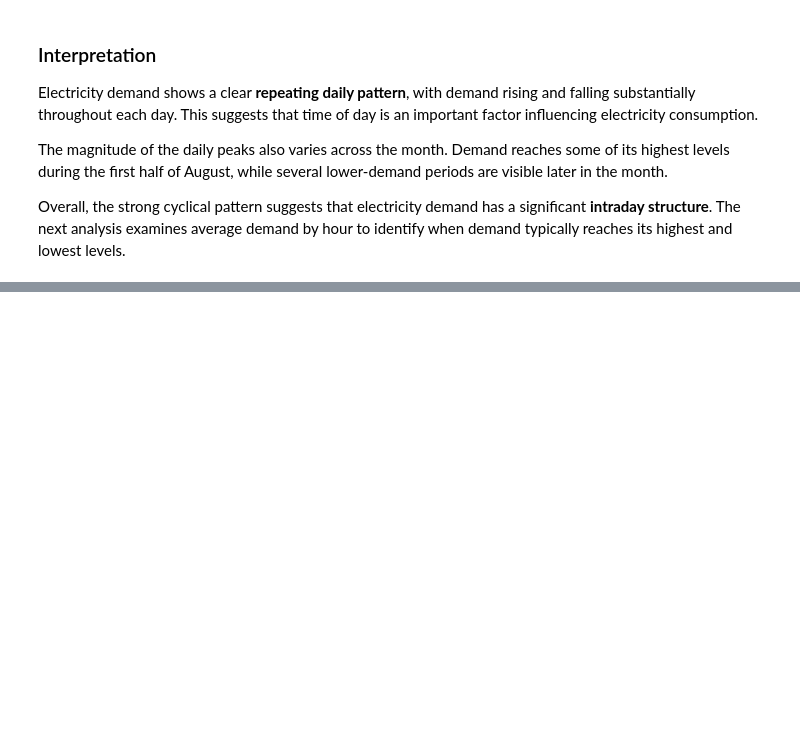
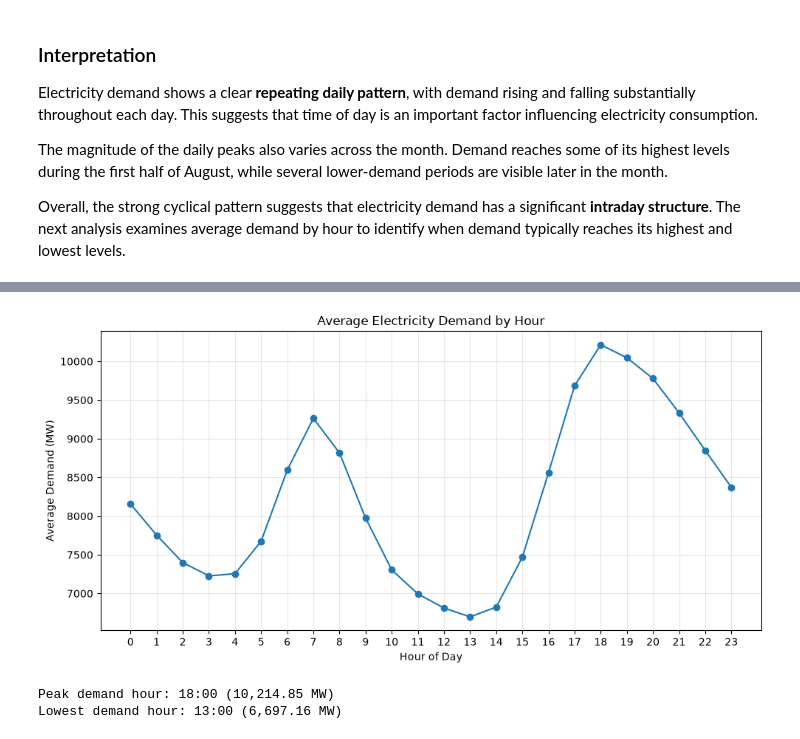
Before and after one commit to klm2109/australian-energy-market-analytics, a Jupyter notebook: notebooks/Exploratory Data Analysis.ipynb, the cells around one changed output, grey strips where cells are left out. Cells and saved outputs as stored; diff of their text form; code cells hidden in the pictures; blank space fills up the shorter version.

Commit message:
Exploring electricity demand by hour

```diff
--- a/notebooks/Exploratory Data Analysis.ipynb
+++ b/notebooks/Exploratory Data Analysis.ipynb
@@ -141,0 +148,9 @@ by hour to identify when demand typically reaches its highest and lowest levels.
+# %%
+df["hour"] = df["SETTLEMENTDATE"].dt.hour
+
+hourly_demand = (
+    df.groupby("hour")["TOTALDEMAND"]
+      .mean()
+)
+
+hourly_demand
@@ -141,0 +175,31 @@ by hour to identify when demand typically reaches its highest and lowest levels.
+# %%
+plt.figure(figsize=(10, 5))
+
+plt.plot(
+    hourly_demand.index,
+    hourly_demand.values,
+    marker="o"
+)
+
+plt.xlabel("Hour of Day")
+plt.ylabel("Average Demand (MW)")
+plt.title("Average Electricity Demand by Hour")
+
+plt.xticks(range(0, 24))
+plt.grid(alpha=0.3)
+
+plt.tight_layout()
+plt.show()
+
+peak_hour = hourly_demand.idxmax()
+peak_demand = hourly_demand.max()
+
+lowest_hour = hourly_demand.idxmin()
+lowest_demand = hourly_demand.min()
+
+print(f"Peak demand hour: {peak_hour}:00 ({peak_demand:,.2f} MW)")
+print(f"Lowest demand hour: {lowest_hour}:00 ({lowest_demand:,.2f} MW)")
+# %% [output]
+[figure, added]
+Peak demand hour: 18:00 (10,214.85 MW)
+Lowest demand hour: 13:00 (6,697.16 MW)
```
Also changed, not shown: parts of 3 cells of this notebook.
